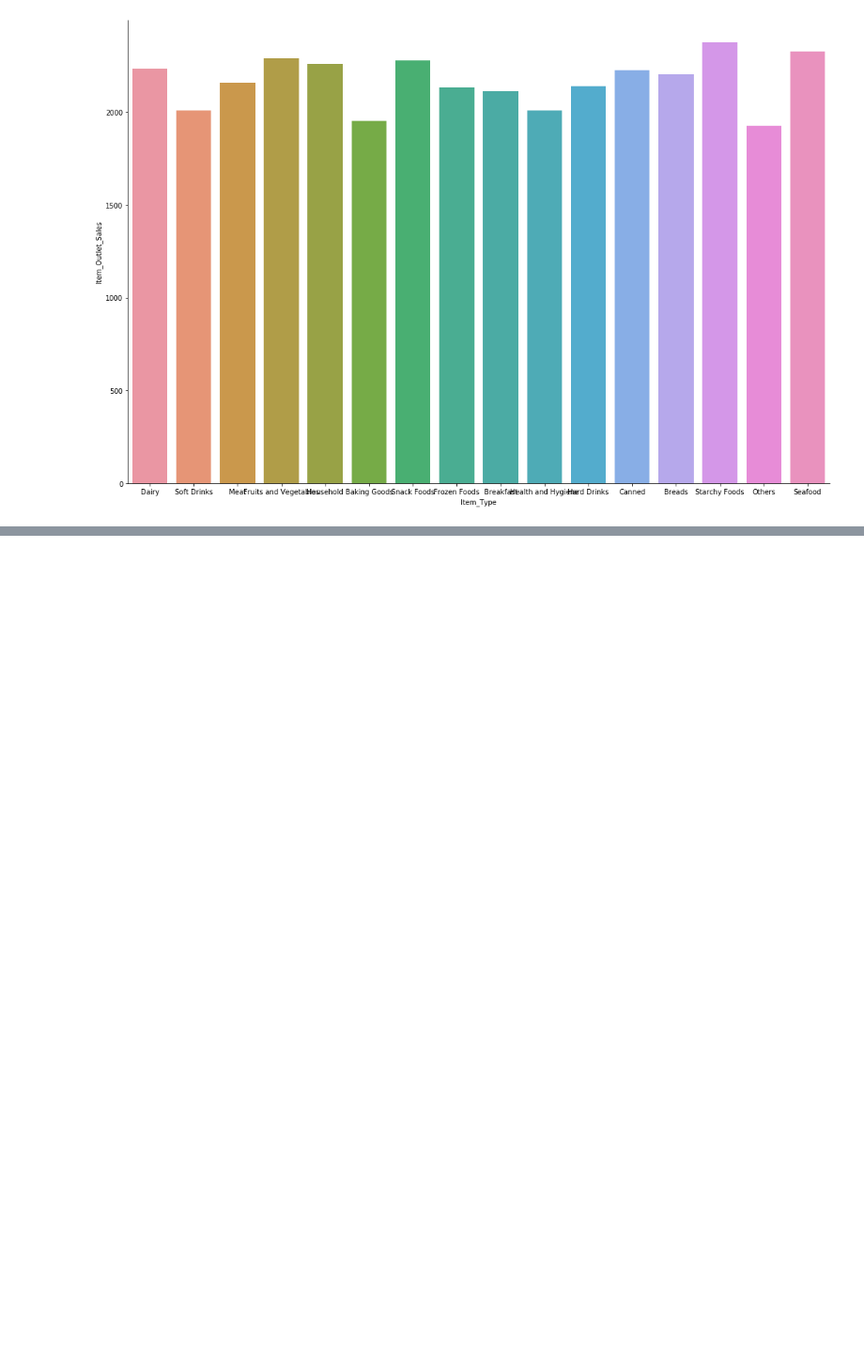
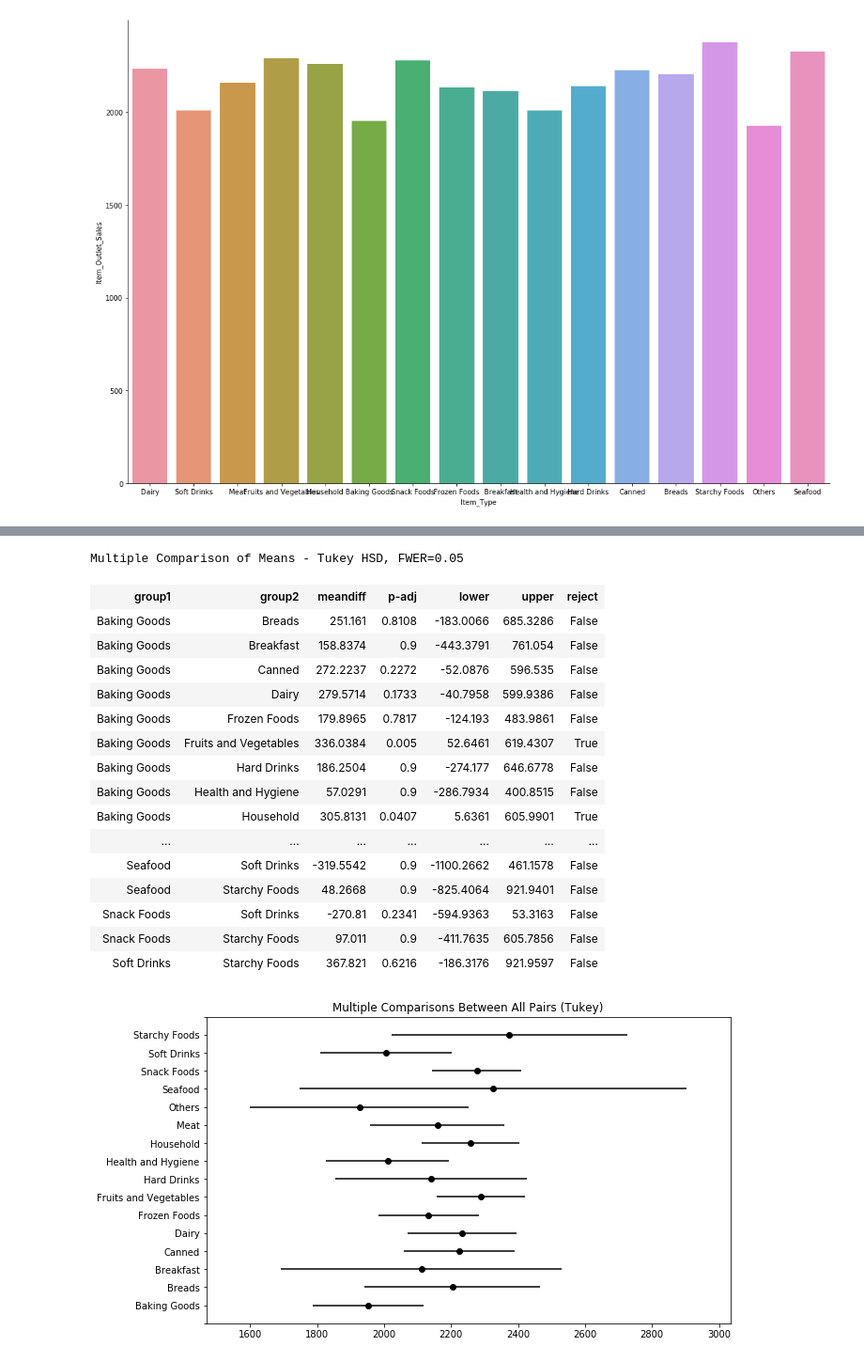
Before and after one commit to mgurunule/Big_Sale_Prediction, a Jupyter notebook: Day1.ipynb, the cells around one changed output, grey strips where cells are left out. Shown at 94% size. Drawn from its saved outputs; the diff is of its cells as text; code cells hidden in the pictures; blank space fills up the shorter version.

```diff
--- a/Day1.ipynb
+++ b/Day1.ipynb
@@ -394,0 +410,30 @@ sns.catplot(data=data,x='Item_Type' , y ='Item_Outlet_Sales',kind='bar',ci=None,
+# %%
+from statsmodels.stats.multicomp import pairwise_tukeyhsd
+
+tukey = pairwise_tukeyhsd(endog=data['Item_Outlet_Sales'],     # Data
+                          groups=data['Item_Type'],   # Groups
+                          alpha=0.05)          # Significance level
+
+tukey.plot_simultaneous()    # Plot group confidence intervals
+plt.vlines(x=49.57,ymin=-0.5,ymax=4.5, color="red")
+
+tukey.summary()
+# %% [output]
+Multiple Comparison of Means - Tukey HSD, FWER=0.05
+| group1 | group2 | meandiff | p-adj | lower | upper | reject |
+| Baking Goods | Breads | 251.161 | 0.8108 | -183.0066 | 685.3286 | False |
+| Baking Goods | Breakfast | 158.8374 | 0.9 | -443.3791 | 761.054 | False |
+| Baking Goods | Canned | 272.2237 | 0.2272 | -52.0876 | 596.535 | False |
+| Baking Goods | Dairy | 279.5714 | 0.1733 | -40.7958 | 599.9386 | False |
+| Baking Goods | Frozen Foods | 179.8965 | 0.7817 | -124.193 | 483.9861 | False |
+| Baking Goods | Fruits and Vegetables | 336.0384 | 0.005 | 52.6461 | 619.4307 | True |
+| Baking Goods | Hard Drinks | 186.2504 | 0.9 | -274.177 | 646.6778 | False |
+| Baking Goods | Health and Hygiene | 57.0291 | 0.9 | -286.7934 | 400.8515 | False |
+| Baking Goods | Household | 305.8131 | 0.0407 | 5.6361 | 605.9901 | True |
+| ... | ... | ... | ... | ... | ... | ... |
+| Seafood | Soft Drinks | -319.5542 | 0.9 | -1100.2662 | 461.1578 | False |
+| Seafood | Starchy Foods | 48.2668 | 0.9 | -825.4064 | 921.9401 | False |
+| Snack Foods | Soft Drinks | -270.81 | 0.2341 | -594.9363 | 53.3163 | False |
+| Snack Foods | Starchy Foods | 97.011 | 0.9 | -411.7635 | 605.7856 | False |
+| Soft Drinks | Starchy Foods | 367.821 | 0.6216 | -186.3176 | 921.9597 | False |
+[figure, added]
```
Also changed, not shown: parts of 4 cells of this notebook.
